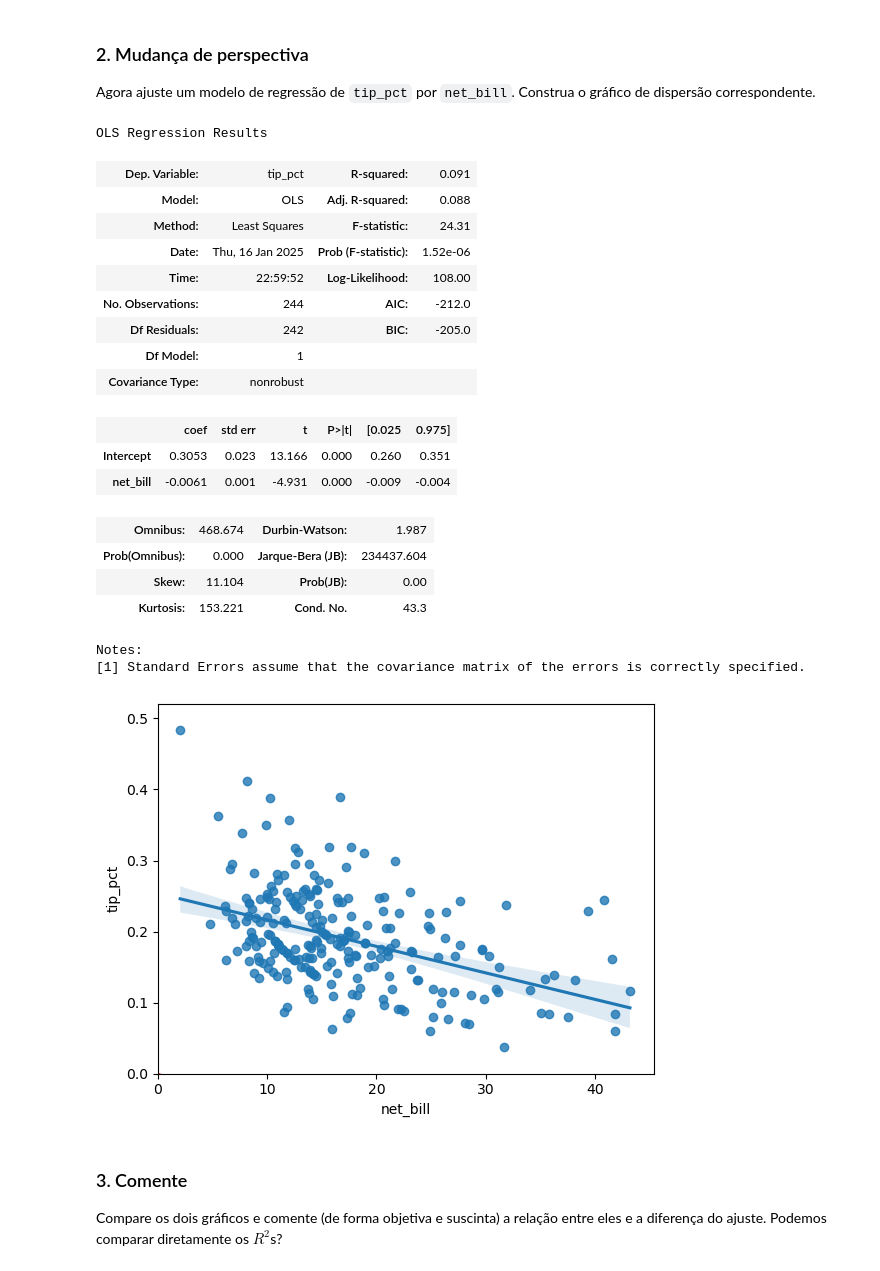
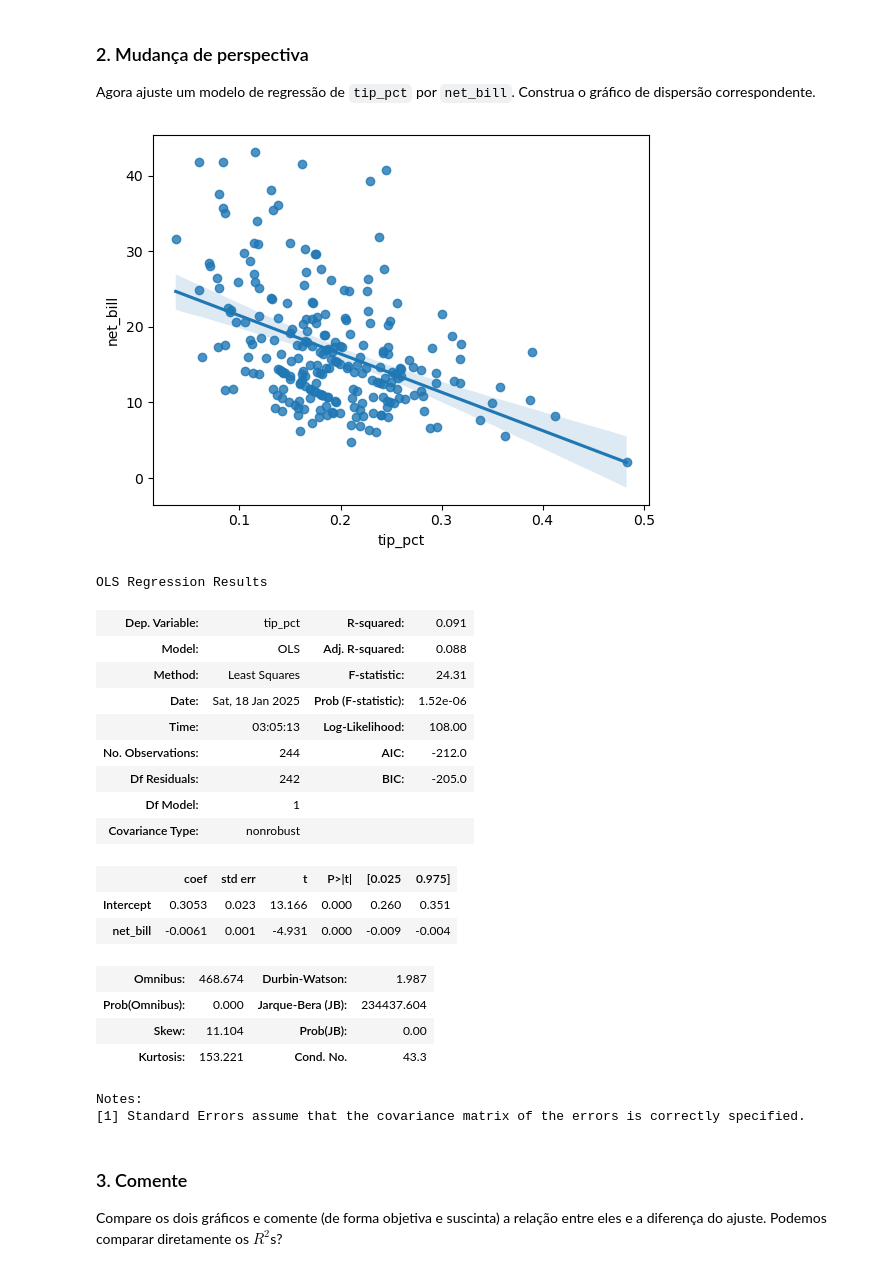
Before and after one commit to AlexSAssuncao/EBAC_Estudos, a Jupyter notebook: Tarefas/mod12 ex01 - regressão linear simples.ipynb, the cells around one changed output. Cells and saved outputs as stored; diff of their text form; code cells hidden in the pictures.

````diff
--- a/Tarefas/mod12 ex01 - regressão linear simples.ipynb
+++ b/Tarefas/mod12 ex01 - regressão linear simples.ipynb
@@ -63,18 +53,17 @@ plt.show()
 Agora ajuste um modelo de regressão de ```tip_pct``` por ```net_bill```. Construa o gráfico de dispersão correspondente.
 # %%
 reg2 = smf.ols('tip_pct ~ net_bill', data = tips).fit()
-
-dados_novos = tips[0:5]
-reg2.predict(dados_novos)
-
+sns.regplot(x = 'tip_pct', y = 'net_bill', data = tips[tips['tip_pct']<.5])
+plt.show()
 reg2.summary()
 # %% [output]
+[figure, added]
 OLS Regression Results
 | Dep. Variable: | tip_pct | R-squared: | 0.091 |
 | Model: | OLS | Adj. R-squared: | 0.088 |
 | Method: | Least Squares | F-statistic: | 24.31 |
-| Date: | Thu, 16 Jan 2025 | Prob (F-statistic): | 1.52e-06 |
-| Time: | 22:59:52 | Log-Likelihood: | 108.00 |
+| Date: | Sat, 18 Jan 2025 | Prob (F-statistic): | 1.52e-06 |
+| Time: | 03:05:13 | Log-Likelihood: | 108.00 |
 | No. Observations: | 244 | AIC: | -212.0 |
 | Df Residuals: | 242 | BIC: | -205.0 |
 | Df Model: | 1 |  |  |
@@ -88,16 +77,6 @@ OLS Regression Results
 | Kurtosis: | 153.221 | Cond. No. | 43.3 |
 Notes:
 [1] Standard Errors assume that the covariance matrix of the errors is correctly specified.
-# %%
-sns.regplot(y = 'tip_pct', x = 'net_bill', data = tips[tips['tip_pct']<.5])
-x = np.linspace(0,tips['net_bill'].max(),100)
-y = (-0.0061)*x
-plt.plot(x, y, '-r')
-plt.xlim(left = 0)
-plt.ylim(bottom = 0)
-plt.show()
-# %% [output]
-[figure, removed]
 # %% [markdown]
 ### 3. Comente
 
````
Also changed, not shown: parts of 7 cells of this notebook.
